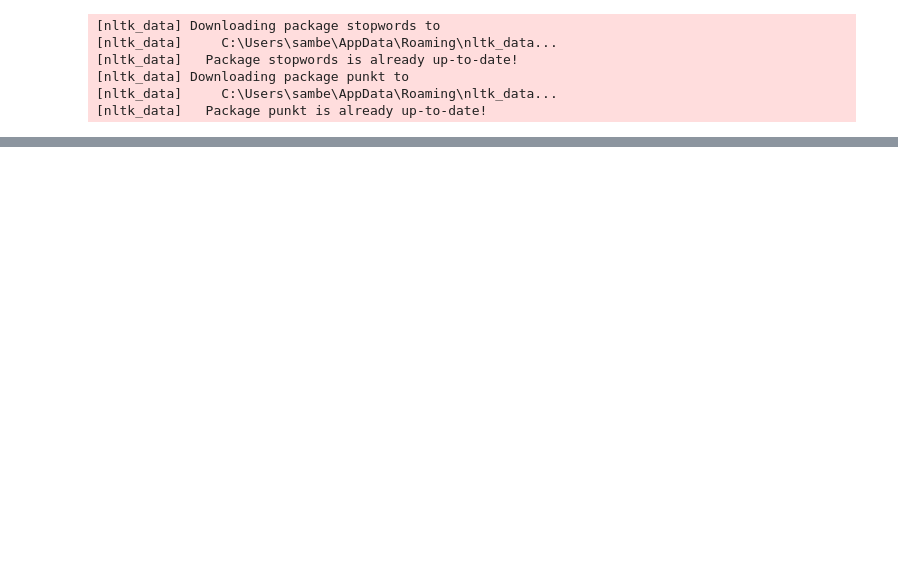
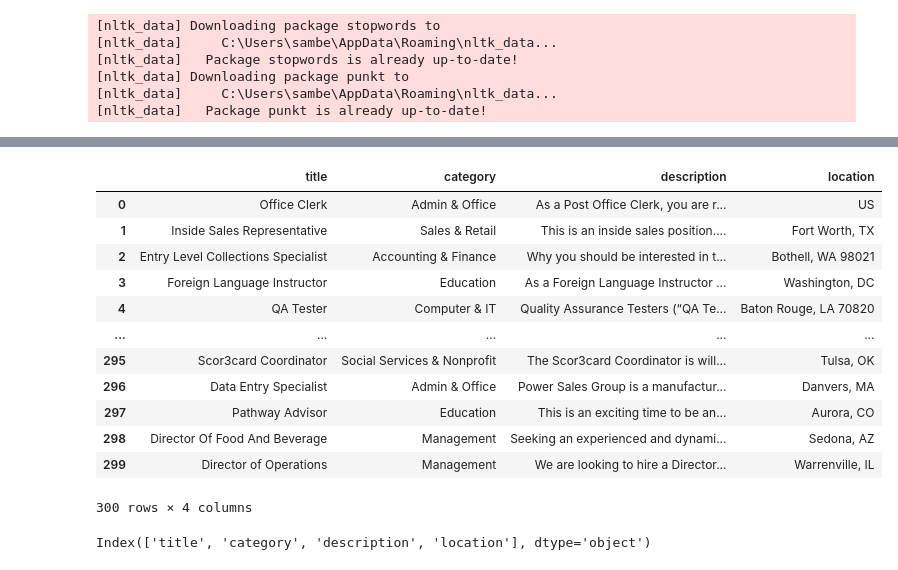
Before and after one commit to sambellsoup/rookieplay, a Jupyter notebook: recs/job_description_update.ipynb, the cells around one changed output, grey strips where cells are left out. Saved outputs shown, nothing was run; the diff lists cells and outputs as text; code cells hidden in the pictures; blank space fills up the shorter version.

```diff
--- a/recs/job_description_update.ipynb
+++ b/recs/job_description_update.ipynb
@@ -66 +107,17 @@ def document_to_text(url):
+# %%
+result
+# %% [output]
+|  | title | category | description | location |
+| 0 | Office Clerk | Admin & Office | As a Post Office Clerk, you are r... | US |
+| 1 | Inside Sales Representative | Sales & Retail | This is an inside sales position.... | Fort Worth, TX |
+| 2 | Entry Level Collections Specialist | Accounting & Finance | Why you should be interested in t... | Bothell, WA 98021 |
+| 3 | Foreign Language Instructor | Education | As a Foreign Language Instructor ... | Washington, DC |
+| 4 | QA Tester | Computer & IT | Quality Assurance Testers (“QA Te... | Baton Rouge, LA 70820 |
+| ... | ... | ... | ... | ... |
+| 295 | Scor3card Coordinator | Social Services & Nonprofit | The Scor3card Coordinator is will... | Tulsa, OK |
+| 296 | Data Entry Specialist | Admin & Office | Power Sales Group is a manufactur... | Danvers, MA |
+| 297 | Pathway Advisor | Education | This is an exciting time to be an... | Aurora, CO |
+| 298 | Director Of Food And Beverage | Management | Seeking an experienced and dynami... | Sedona, AZ |
+| 299 | Director of Operations | Management | We are looking to hire a Director... | Warrenville, IL |
+300 rows × 4 columns
 # %%
@@ -71,3 +128,7 @@ def compile_document_text(text):
     data = [['resume', text]]
     basic_documentdf = pd.DataFrame(data, columns = ['title', 'description'])
     return basic_documentdf
+# %%
+result.columns
+# %% [output]
+Index(['title', 'category', 'description', 'location'], dtype='object')
```
Also changed, not shown: parts of 30 cells of this notebook, 2 other files.
